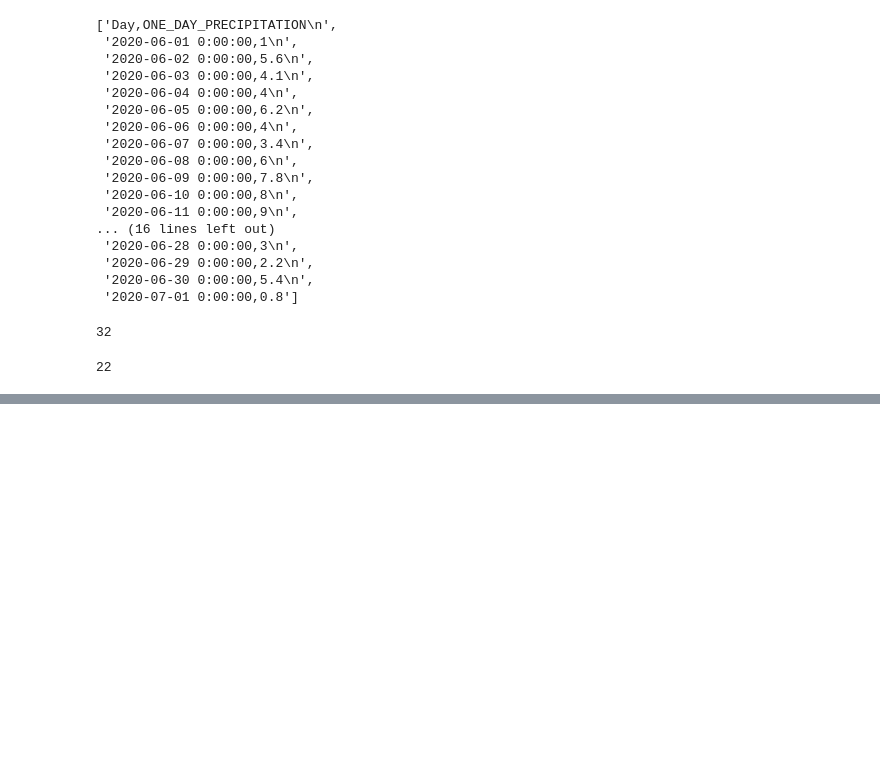
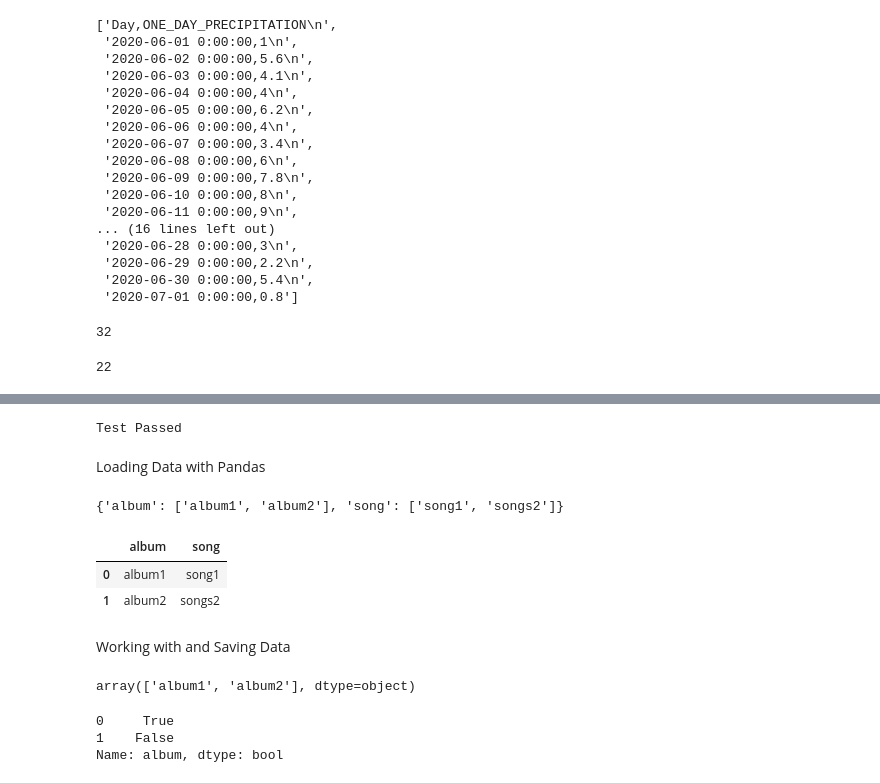
Before and after one commit to PosgradoMNA/actividades-de-aprendizaje-joseovalle_A01150742, a Jupyter notebook: Python_for_Data_Science_4.ipynb, the cells around one changed output, grey strips where cells are left out. Drawn from its saved outputs; the diff is of its cells as text; code cells hidden in the pictures; blank space fills up the shorter version.

```diff
--- a/Python_for_Data_Science_4.ipynb
+++ b/Python_for_Data_Science_4.ipynb
@@ -220,0 +469,65 @@ len(FileasList[31])
+# %%
+def testMsg(passed):
+    if passed:
+       return 'Test Passed'
+    else :
+       return 'Test Failed'
+
+testWrite = "testWrite.txt"
+testAppend = "testAppend.txt"
+passed = True
+
+genFiles(testWrite,testAppend)
+
+with open(testWrite,'r') as file:
+    ogWrite = file.readlines()
+
+with open(testAppend,'r') as file:
+    ogAppend = file.readlines()
+
+try:
+    cleanFiles(testWrite,testAppend)
+except:
+    print('Error')
+
+with open(testWrite,'r') as file:
+    clWrite = file.readlines()
+
+with open(testAppend,'r') as file:
+    clAppend = file.readlines()
+
+# checking if total no of rows is same, including headers
+
+if (len(ogWrite) + len(ogAppend) != len(clWrite) + len(clAppend)):
+    print("The number of rows do not add up. Make sure your final files have the same header and format.")
+    passed = False
+
+for line in clWrite:
+    if  'no' in line:
+        passed = False
+        print("Inactive members in file")
+        break
+    else:
+        if line not in ogWrite:
+            print("Data in file does not match original file")
+            passed = False
+print ("{}".format(testMsg(passed)))
+# %% [output]
+Test Passed
+# %% [markdown]
+Loading Data with Pandas
+# %%
+import pandas as pd
+
+# creating data frame from dictionary
+songs = {"album":['album1','album2'],"song":["song1","songs2"]}
+songs
+# %% [output]
+{'album': ['album1', 'album2'], 'song': ['song1', 'songs2']}
+# %%
+songs_dataframe = pd.DataFrame(songs)
+songs_dataframe
+# %% [output]
+|  | album | song |
+| 0 | album1 | song1 |
+| 1 | album2 | songs2 |
@@ -220,0 +543,14 @@ len(FileasList[31])
+# %% [markdown]
+Working with and Saving Data
+# %%
+#df["column.name"].unique() #
+songs_dataframe["album"].unique()
+# %% [output]
+array(['album1', 'album2'], dtype=object)
+# %%
+
+songs_dataframe["album"] == "album1" #comparison of all values to string "album1"
+# %% [output]
+0     True
+1    False
+Name: album, dtype: bool
```
Also changed, not shown: parts of 33 cells of this notebook.
